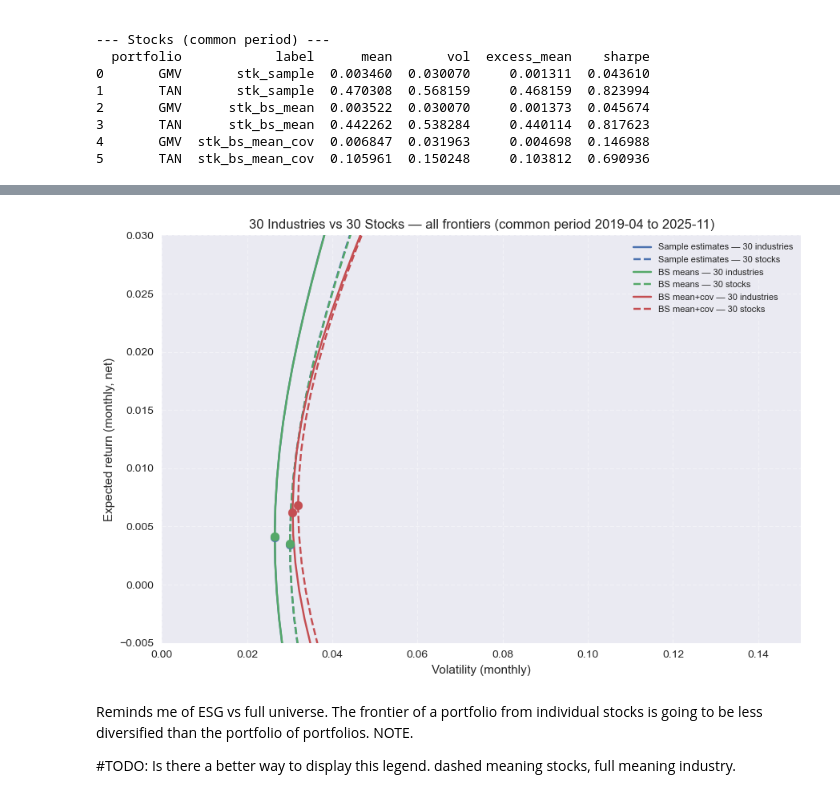
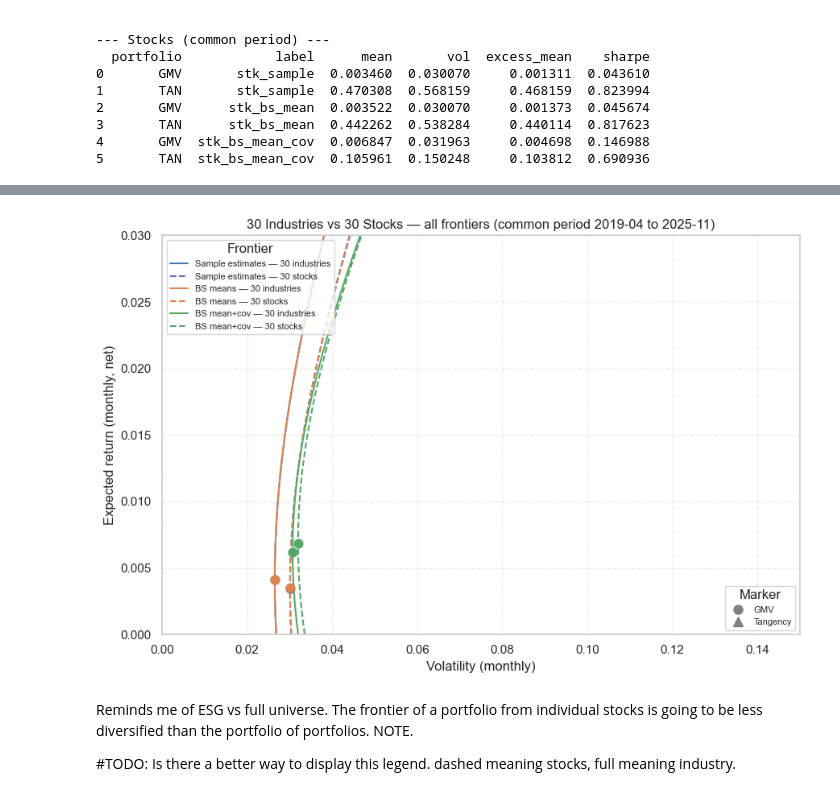
Before and after one commit to eomoran/fin41360-group-asst, a Jupyter notebook: fin41360_data_check.ipynb, the cells around one changed output, grey strips where cells are left out. Saved outputs shown, nothing was run; the diff lists cells and outputs as text; code cells hidden in the pictures.

```diff
--- a/fin41360_data_check.ipynb
+++ b/fin41360_data_check.ipynb
@@ -115,8 +134,10 @@ GMV and tangency portfolios for Question 2(a)–(b).
 > perform the actual frontier and key-portfolio computations.
 # %%
 # Scope 2: Setup for MV frontier
+# Chart conventions: frontier-chart-drawing skill (.cursor/skills/frontier-chart-drawing/)
 
 import matplotlib.pyplot as plt
+import seaborn as sns
 
 from fin41360.mv_frontier import (
     compute_moments_from_gross,
@@ -125,8 +146,22 @@ from fin41360.mv_frontier import (
     efficient_frontier,
     portfolio_stats,
 )
+from fin41360.plot_styles import (
+    style,
+    FRONTIER_STYLE,
+    CML_STYLE,
+    GMV_STYLE,
+    TAN_STYLE,
+    ESTIMATOR_STYLE,
+    SCOPE3_PLOT_STYLE,
+    scope6_legend_handles,
+    scope6_panel_legend_handles,
+)
 
-plt.style.use("seaborn-v0_8")  # EXPLAIN: simple, readable default style
+# Global save format for figures (set near top of notebook per skill)
+SAVE_FIG_FORMAT = "png"
+
+sns.set_theme(style="whitegrid", context="notebook")
 
 # Use the same industry and RF data loaded above
 ind_gross = ind  # (T, 30), R = 1 + r
@@ -513,18 +470,17 @@ plt.show()
 # %%
 # Scope 3: Single-plot overlay — all three frontiers (industry & stock) with shared styling
-# Reference this dict from other cells if you need consistent colours/markers elsewhere.
-SCOPE3_PLOT_STYLE = {
-    "estimator": {
-        "sample": {"color": "C0", "label": "Sample estimates"},
-        "bs_mean": {"color": "C1", "label": "BS means"},
-        "bs_mean_cov": {"color": "C2", "label": "BS mean+cov"},
-    },
-    "universe": {
-        "industry": {"linestyle": "-", "label": "30 industries"},
-        "stock": {"linestyle": "--", "label": "30 stocks"},
-    },
-    "portfolio_marker": {"GMV": "o", "TAN": "s"},  # circle, square
-}
+# SCOPE3_PLOT_STYLE is imported from fin41360.plot_styles
+
+# Build frontier (vol, mean) curves for each estimator × universe (axes are clipped to 0–0.15 vol, 0–0.03 mean)
+mu_min_s3 = 0.0
+mu_max_s3 = 0.04
+n_pts = 200
+m_ind_s, v_ind_s, _ = efficient_frontier(mu_ind, Sigma_ind, n_points=n_pts, mu_min=mu_min_s3, mu_max=mu_max_s3)
+m_stk_s, v_stk_s, _ = efficient_frontier(mu_stk, Sigma_stk, n_points=n_pts, mu_min=mu_min_s3, mu_max=mu_max_s3)
+m_ind_b, v_ind_b, _ = efficient_frontier(bs_ind.mu_bs, Sigma_ind, n_points=n_pts, mu_min=mu_min_s3, mu_max=mu_max_s3)
+m_stk_b, v_stk_b, _ = efficient_frontier(bs_stk.mu_bs, Sigma_stk, n_points=n_pts, mu_min=mu_min_s3, mu_max=mu_max_s3)
+m_ind_c, v_ind_c, _ = efficient_frontier(bs_ind.mu_bs, Sigma_ind_bs, n_points=n_pts, mu_min=mu_min_s3, mu_max=mu_max_s3)
+m_stk_c, v_stk_c, _ = efficient_frontier(bs_stk.mu_bs, Sigma_stk_bs, n_points=n_pts, mu_min=mu_min_s3, mu_max=mu_max_s3)
 
 est_curves = [
     ("sample", "industry", v_ind_s, m_ind_s), ("sample", "stock", v_stk_s, m_stk_s),
@@ -535,36 +491,43 @@ est_curves = [
 fig, ax = plt.subplots(figsize=(9, 6))
 for est, univ, v, m in est_curves:
     sty_est = SCOPE3_PLOT_STYLE["estimator"][est]
     sty_univ = SCOPE3_PLOT_STYLE["universe"][univ]
     ax.plot(v, m, color=sty_est["color"], linestyle=sty_univ["linestyle"],
             label=f"{sty_est['label']} — {sty_univ['label']}")
 
 # (mu, Sigma) per estimator × universe for GMV/TAN points
 point_specs = [
     ("sample", "industry", mu_ind, Sigma_ind), ("sample", "stock", mu_stk, Sigma_stk),
     ("bs_mean", "industry", bs_ind.mu_bs, Sigma_ind), ("bs_mean", "stock", bs_stk.mu_bs, Sigma_stk),
     ("bs_mean_cov", "industry", bs_ind.mu_bs, Sigma_ind_bs), ("bs_mean_cov", "stock", bs_stk.mu_bs, Sigma_stk_bs),
 ]
 for est, univ, mu_f, Sigma_f in point_specs:
     wg = gmv_weights(Sigma_f)
     wt = tangency_weights(mu_f, Sigma_f, rf_common)
     mg, vg = portfolio_stats(wg, mu_f, Sigma_f)
     mt, vt = portfolio_stats(wt, mu_f, Sigma_f)
     c = SCOPE3_PLOT_STYLE["estimator"][est]["color"]
     ax.scatter([vg], [mg], color=c, marker=SCOPE3_PLOT_STYLE["portfolio_marker"]["GMV"], s=60, zorder=5)
     ax.scatter([vt], [mt], color=c, marker=SCOPE3_PLOT_STYLE["portfolio_marker"]["TAN"], s=60, zorder=5)
 
 ax.set_xlim(0, 0.15)
-ax.set_ylim(-0.005, 0.03)
+ax.set_ylim(0, 0.03)  # anchor at (0,0) per skill
 ax.set_xlabel("Volatility (monthly)")
 ax.set_ylabel("Expected return (monthly, net)")
 ax.set_title(f"30 Industries vs 30 Stocks — all frontiers (common period {common_start} to {common_end})")
-ax.legend(loc="best", fontsize=8)
+leg1 = ax.legend(loc="upper left", fontsize=8, title="Frontier")
+ax.add_artist(leg1)
+import matplotlib.lines as mlines
+marker_handles = [
+    mlines.Line2D([], [], color="gray", marker="o", linestyle="None", markersize=8, label="GMV"),
+    mlines.Line2D([], [], color="gray", marker="^", linestyle="None", markersize=8, label="Tangency"),
+]
+ax.legend(handles=marker_handles, loc="lower right", fontsize=8, title="Marker")
 ax.grid(True, linestyle="--", alpha=0.4)
 plt.tight_layout()
 plt.show()
 # %% [output]
-[figure, old version]
+[figure, new version]
 # %% [markdown]
 Reminds me of ESG vs full universe. The frontier of a portfolio from individual stocks is going to be less diversified than the portfolio of portfolios. NOTE.
 
```
Also changed, not shown: parts of 24 cells of this notebook, 5 other files.
